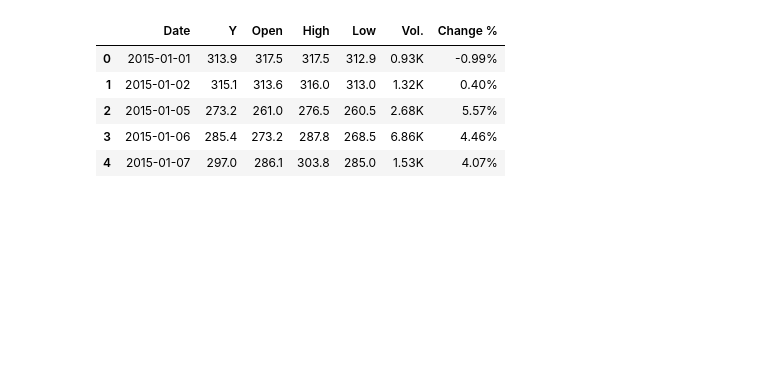
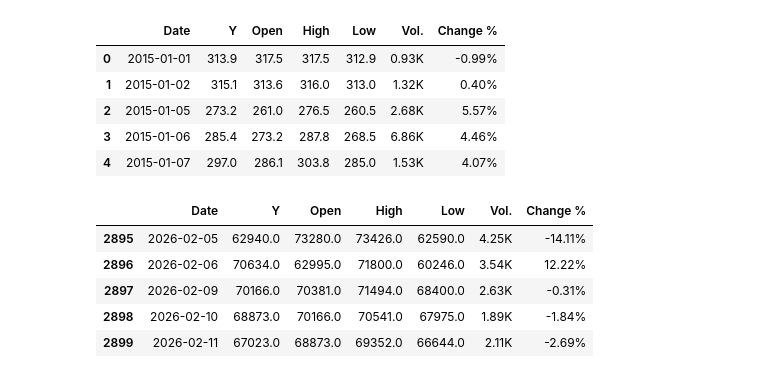
Before and after one commit to steve1-1269/bitcoin-prediction, a Jupyter notebook: future_prediction.ipynb, the cells around one changed output. Saved outputs shown, nothing was run; the diff lists cells and outputs as text; code cells hidden in the pictures; blank space fills up the shorter version.

```diff
--- a/future_prediction.ipynb
+++ b/future_prediction.ipynb
@@ -15,6 +15,15 @@ df.head()
 | 2 | 2015-01-05 | 273.2 | 261.0 | 276.5 | 260.5 | 2.68K | 5.57% |
 | 3 | 2015-01-06 | 285.4 | 273.2 | 287.8 | 268.5 | 6.86K | 4.46% |
 | 4 | 2015-01-07 | 297.0 | 286.1 | 303.8 | 285.0 | 1.53K | 4.07% |
+# %%
+df.tail()
+# %% [output]
+|  | Date | Y | Open | High | Low | Vol. | Change % |
+| 2895 | 2026-02-05 | 62940.0 | 73280.0 | 73426.0 | 62590.0 | 4.25K | -14.11% |
+| 2896 | 2026-02-06 | 70634.0 | 62995.0 | 71800.0 | 60246.0 | 3.54K | 12.22% |
+| 2897 | 2026-02-09 | 70166.0 | 70381.0 | 71494.0 | 68400.0 | 2.63K | -0.31% |
+| 2898 | 2026-02-10 | 68873.0 | 70166.0 | 70541.0 | 67975.0 | 1.89K | -1.84% |
+| 2899 | 2026-02-11 | 67023.0 | 68873.0 | 69352.0 | 66644.0 | 2.11K | -2.69% |
 # %%
 df.set_index('Date', inplace=True)
 # %%
```
Also changed, not shown: parts of 6 cells of this notebook, 3 other files.
